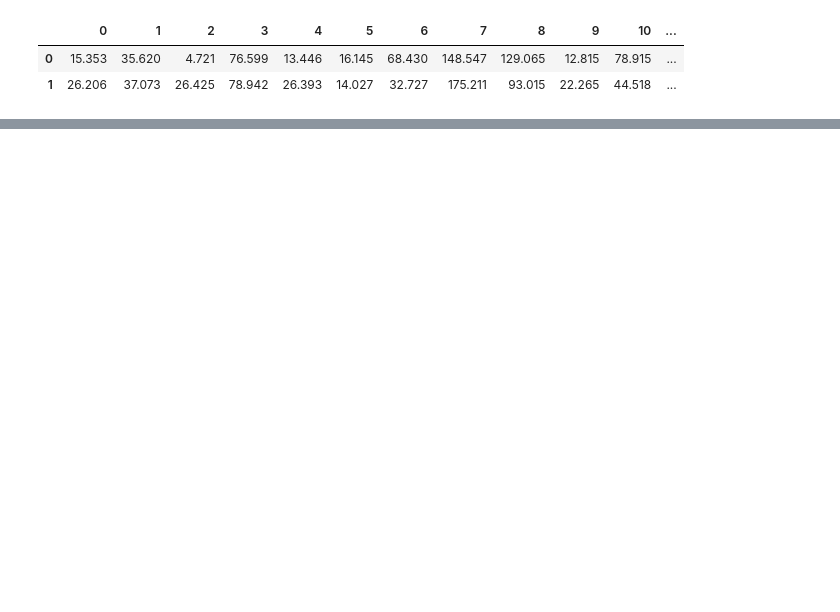
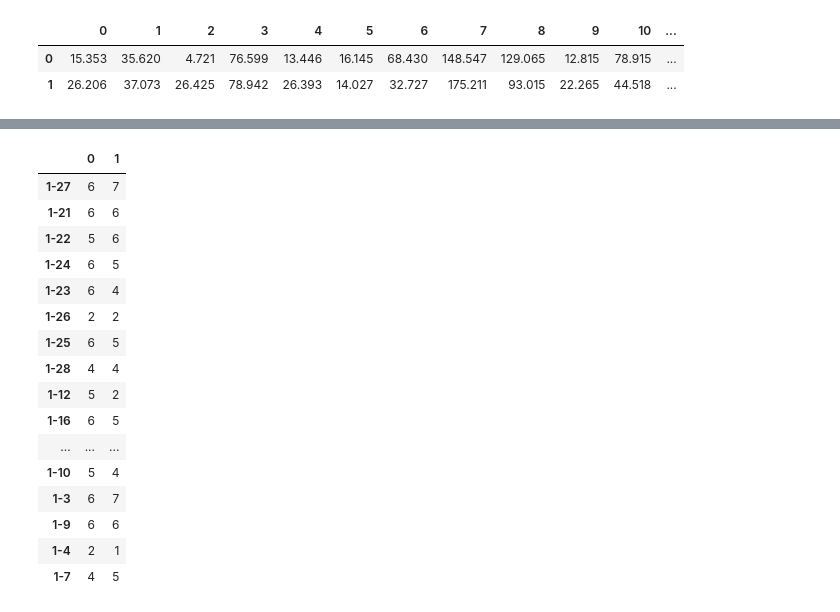
Before and after one commit to rizupaudel/designStudy, a Jupyter notebook: data/analysis.ipynb, the cells around one changed output, grey strips where cells are left out. Saved outputs shown, nothing was run; the diff lists cells and outputs as text; code cells hidden in the pictures; blank space fills up the shorter version.

```diff
--- a/data/analysis.ipynb
+++ b/data/analysis.ipynb
@@ -106,0 +144,21 @@ pd.DataFrame(survey_response)
+# %%
+# quest
+pd.DataFrame(survey_response_df['7'].to_dict())
+# %% [output]
+|  | 0 | 1 |
+| 1-27 | 6 | 7 |
+| 1-21 | 6 | 6 |
+| 1-22 | 5 | 6 |
+| 1-24 | 6 | 5 |
+| 1-23 | 6 | 4 |
+| 1-26 | 2 | 2 |
+| 1-25 | 6 | 5 |
+| 1-28 | 4 | 4 |
+| 1-12 | 5 | 2 |
+| 1-16 | 6 | 5 |
+| ... | ... | ... |
+| 1-10 | 5 | 4 |
+| 1-3 | 6 | 7 |
+| 1-9 | 6 | 6 |
+| 1-4 | 2 | 1 |
+| 1-7 | 4 | 5 |
```
Also changed, not shown: parts of 10 cells of this notebook, 7 other files.
